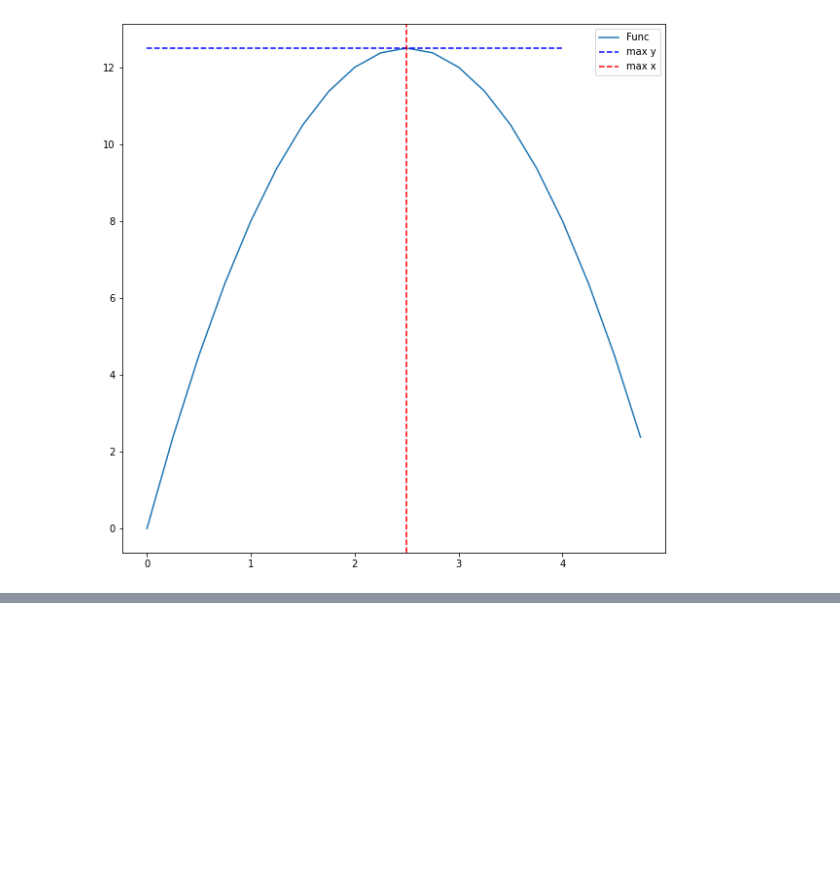
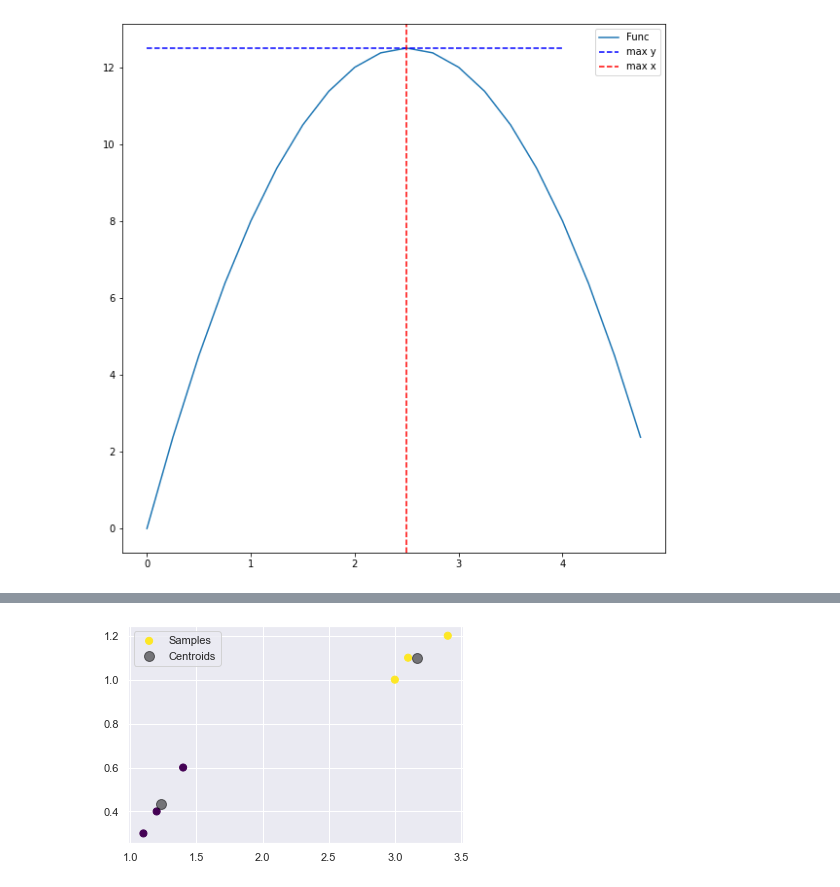
Before and after one commit to cod3-jr/EIT_BigData, a Jupyter notebook: Assignment-1.ipynb, the cells around one changed output, grey strips where cells are left out. Saved outputs shown, nothing was run; the diff lists cells and outputs as text; code cells hidden in the pictures; blank space fills up the shorter version.

```diff
--- a/Assignment-1.ipynb
+++ b/Assignment-1.ipynb
@@ -122,0 +65,80 @@ ValueError: x and y must be the same size
+# %%
+import numpy as np
+import matplotlib.pyplot as plt
+from sklearn.cluster import KMeans
+
+cust1= [3.0,1.0]
+cust2= [3.4,1.2]
+cust3= [3.1,1.1]
+cust4= [1.4,0.6]
+cust5= [1.2,0.4]
+cust6= [1.1,0.3]
+
+customers = np.array([cust1,cust2,cust3,cust4,cust5,cust6])
+centroids = np.array([cust1,cust6])
+N=len(customers)
+
+def euclidean(customers, centroids):
+    distances = np.empty([len(centroids),2])
+    for i in range(0,len(centroids)):
+        dist=np.sqrt(sum(pow(np.subtract(customers,centroids[i]),2)))
+        # print(f'Distance[{i}]',dist)
+        distances[i] = dist
+    # print(distances)
+    return distances
+
+def draw_status(customers, centroids, clusters, plotnumber):
+    plt.subplot(621+plotnumber)
+    plt.scatter(customers[:,0],customers[:,1],label='Sample')
+    plt.scatter(centroids[:,0],centroids[:,1], marker='s', color='orange', label='Centroids')
+    plt.legend()
+    plt.plot()
+    # plt.show()
+
+def kmeans(centroids, customers, K, plotresults=True):
+    plt.figure(figsize=(20,20))
+    distances = np.empty([N,K])
+    new_centroids = np.empty([K,2])
+    final_centroids = np.empty([K,2])
+    clusters = np.empty(len(customers),dtype=np.int)
+
+    for i in range(0,len(customers)):
+        distances[i] = euclidean(customers,centroids)
+        clusters[i] = np.argmin(distances[i])
+        new_centroids[clusters[i]] += customers[i]
+        divisor = np.bincount(clusters).astype(np.float)
+        divisor.resize([K])
+        for j in range(0,K):
+            final_centroids[j] = np.nan_to_num(np.divide(new_centroids[j], divisor[j]))
+        if (i>3 and plotresults ==True):
+            draw_status(customers[:i], final_centroids, clusters[:i], i-3)
+        return final_centroids
+
+print('N:',N)
+print('Cs:',len(centroids))
+print('Centroids:',centroids)
+print('Distances:',euclidean(customers,centroids))
+# Print only 1st column
+print('Customers:',customers)
+print()
+# test = euclidean(customers,centroids)
+
+kmeans = KMeans(n_clusters=2)
+kmeans.fit(customers)
+y_kmeans = kmeans.predict(customers)
+
+plt.scatter(customers[:,0],customers[:,1], c=y_kmeans, s=50, cmap='viridis', label='Samples')
+centers = kmeans.cluster_centers_
+plt.scatter(centers[:,0], centers[:,1], c='black', s=100, alpha=0.5, label='Centroids')
+# plt.scatter(Custx,Custy)
+# draw_status(customers,centroids,2,0)
+# draw_status(customers,centroids,2,1)
+# draw_status(customers,centroids,2,2)
+# plt.scatter(customers[:,0],customers[:,1],label='Sample')
+# plt.scatter(centroids[:,0],centroids[:,1], marker='s', label='Centroids')
+
+# finalcenters= kmeans(centroids, customers, 2, True)
+
+plt.legend()
+plt.show()
+# %% [output]
@@ -122,0 +157 @@ ValueError: x and y must be the same size
+[figure, added]
```
Also changed, not shown: parts of 4 cells of this notebook.
